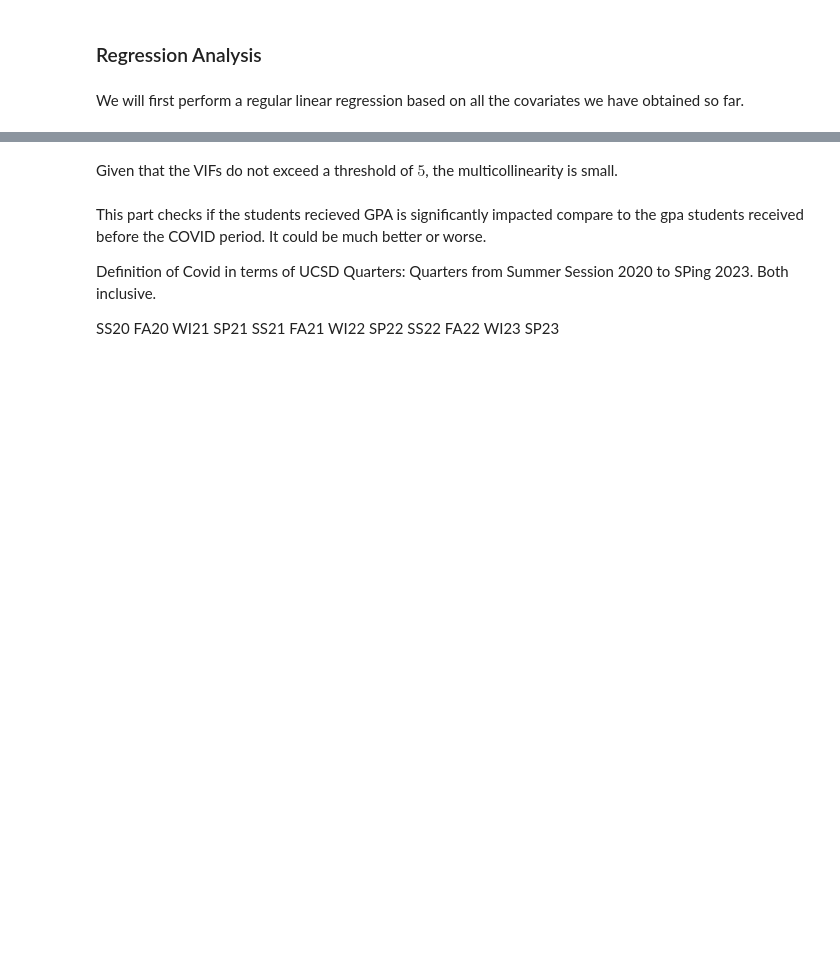
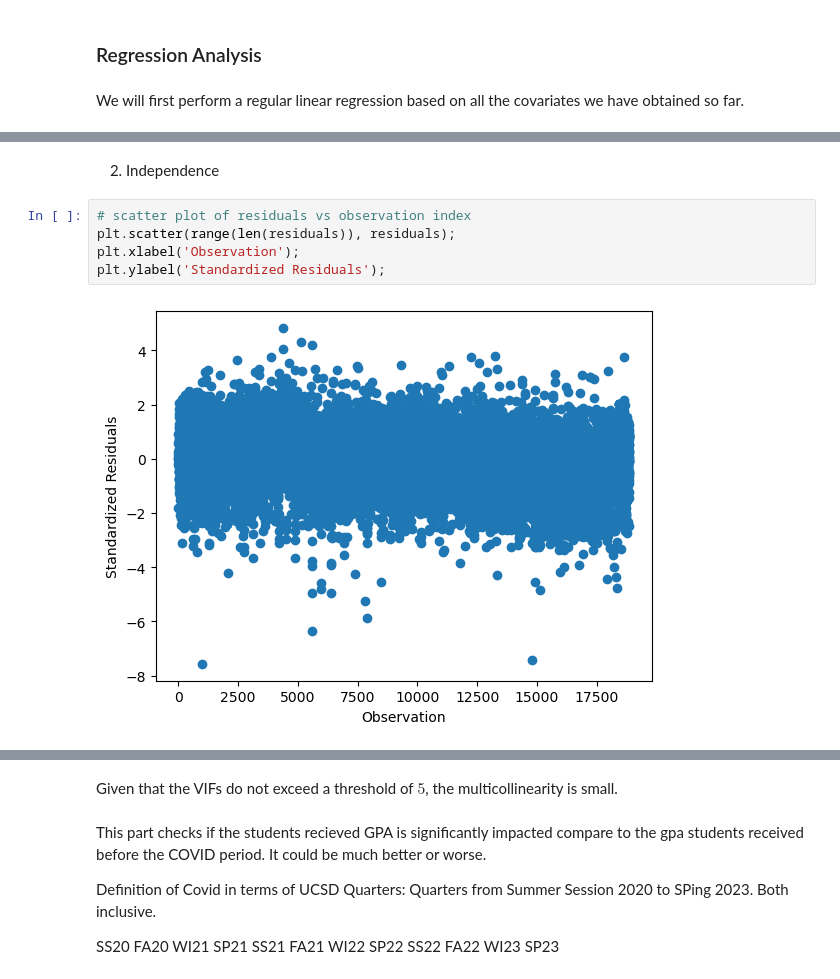
Before and after one commit to Yin-Y-M/Math-189-D12, a Jupyter notebook: Math 189 D12 Project.ipynb, the cells around one changed output, grey strips where cells are left out. Cells and saved outputs as stored; diff of their text form; blank space fills up the shorter version.

```diff
--- a/Math 189 D12 Project.ipynb
+++ b/Math 189 D12 Project.ipynb
@@ -233,0 +297,9 @@ Next we compute the variance inflation factor (VIF) for each covariate to see if
+# %% [markdown]
+2. Independence
+# %%
+# scatter plot of residuals vs observation index
+plt.scatter(range(len(residuals)), residuals);
+plt.xlabel('Observation');
+plt.ylabel('Standardized Residuals');
+# %% [output]
+[figure, added]
```
Also changed, not shown: parts of 28 cells of this notebook.
